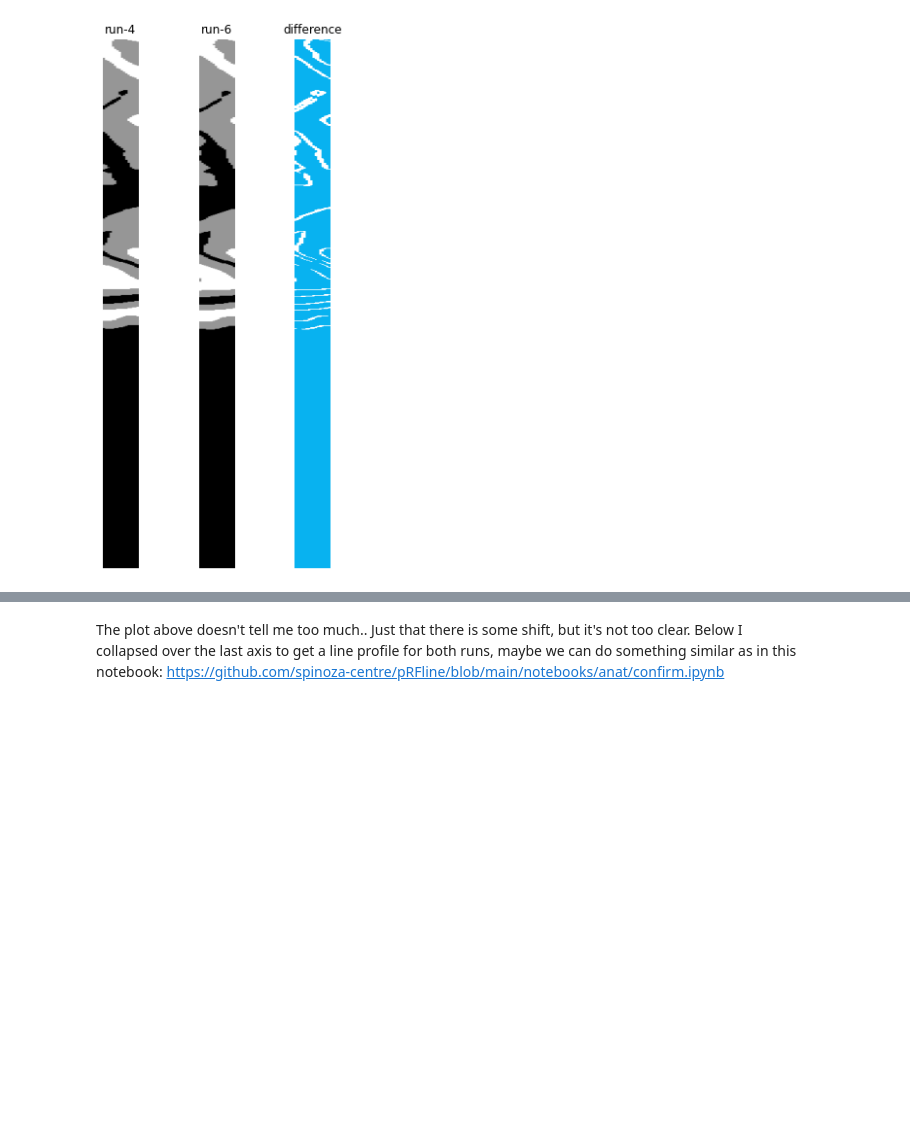
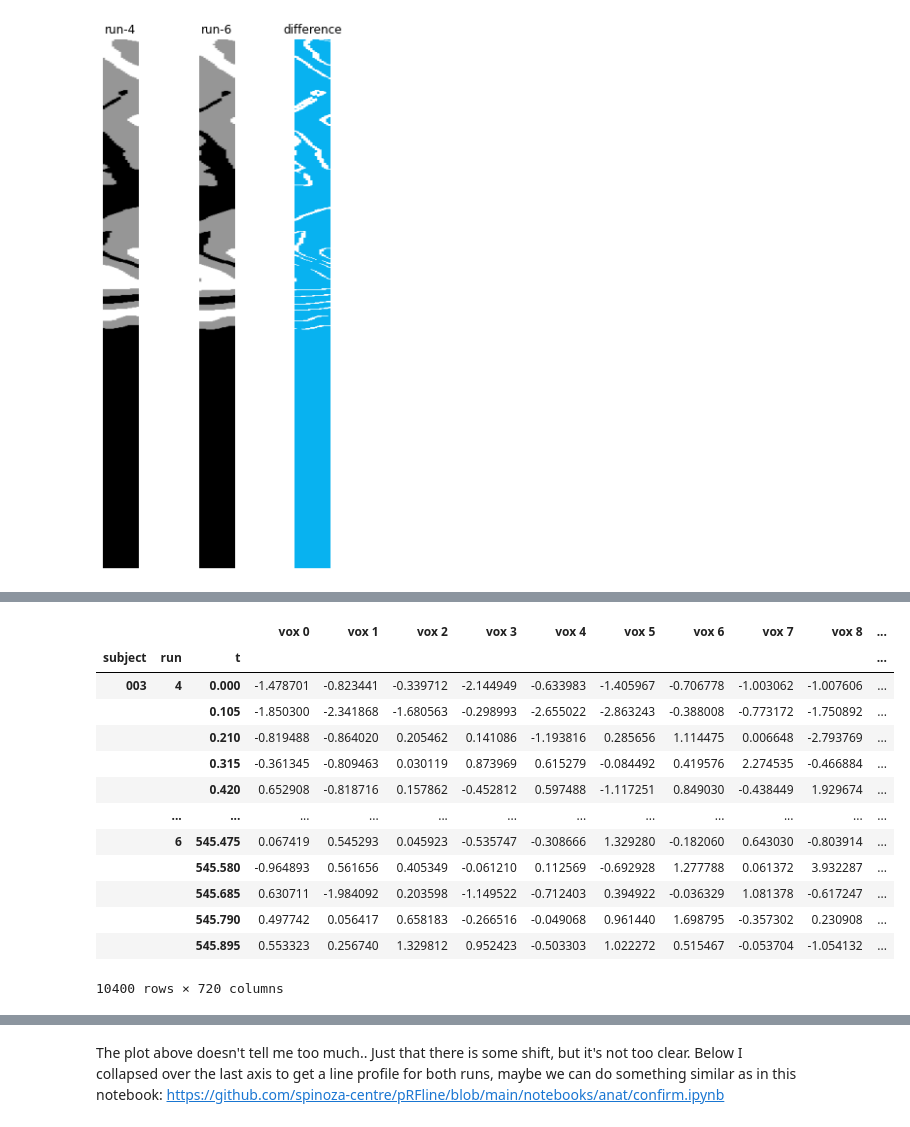
Before and after one commit to spinoza-centre/pRFline, a Jupyter notebook: notebooks/misc/alignment.ipynb, the cells around one changed output, grey strips where cells are left out. Cells and saved outputs as stored; diff of their text form; code cells hidden in the pictures; blank space fills up the shorter version.

```diff
--- a/notebooks/misc/alignment.ipynb
+++ b/notebooks/misc/alignment.ipynb
@@ -173,0 +229,3 @@ for ax in ax1,ax2,ax3:
+# %%
+all_data = dataset.DatasetCollector([run4,run6])
+all_data.__dict__
@@ -173,0 +252,17 @@ for ax in ax1,ax2,ax3:
+# %%
+all_data.data
+# %% [output]
+|  |  |  | vox 0 | vox 1 | vox 2 | vox 3 | vox 4 | vox 5 | vox 6 | vox 7 | vox 8 | ... |
+| subject | run | t |  |  |  |  |  |  |  |  |  | ... |
+| 003 | 4 | 0.000 | -1.478701 | -0.823441 | -0.339712 | -2.144949 | -0.633983 | -1.405967 | -0.706778 | -1.003062 | -1.007606 | ... |
+|  |  | 0.105 | -1.850300 | -2.341868 | -1.680563 | -0.298993 | -2.655022 | -2.863243 | -0.388008 | -0.773172 | -1.750892 | ... |
+|  |  | 0.210 | -0.819488 | -0.864020 | 0.205462 | 0.141086 | -1.193816 | 0.285656 | 1.114475 | 0.006648 | -2.793769 | ... |
+|  |  | 0.315 | -0.361345 | -0.809463 | 0.030119 | 0.873969 | 0.615279 | -0.084492 | 0.419576 | 2.274535 | -0.466884 | ... |
+|  |  | 0.420 | 0.652908 | -0.818716 | 0.157862 | -0.452812 | 0.597488 | -1.117251 | 0.849030 | -0.438449 | 1.929674 | ... |
+|  | ... | ... | ... | ... | ... | ... | ... | ... | ... | ... | ... | ... |
+|  | 6 | 545.475 | 0.067419 | 0.545293 | 0.045923 | -0.535747 | -0.308666 | 1.329280 | -0.182060 | 0.643030 | -0.803914 | ... |
+|  |  | 545.580 | -0.964893 | 0.561656 | 0.405349 | -0.061210 | 0.112569 | -0.692928 | 1.277788 | 0.061372 | 3.932287 | ... |
+|  |  | 545.685 | 0.630711 | -1.984092 | 0.203598 | -1.149522 | -0.712403 | 0.394922 | -0.036329 | 1.081378 | -0.617247 | ... |
+|  |  | 545.790 | 0.497742 | 0.056417 | 0.658183 | -0.266516 | -0.049068 | 0.961440 | 1.698795 | -0.357302 | 0.230908 | ... |
+|  |  | 545.895 | 0.553323 | 0.256740 | 1.329812 | 0.952423 | -0.503303 | 1.022272 | 0.515467 | -0.053704 | -1.054132 | ... |
+10400 rows × 720 columns
```
Also changed, not shown: parts of 16 cells of this notebook.
